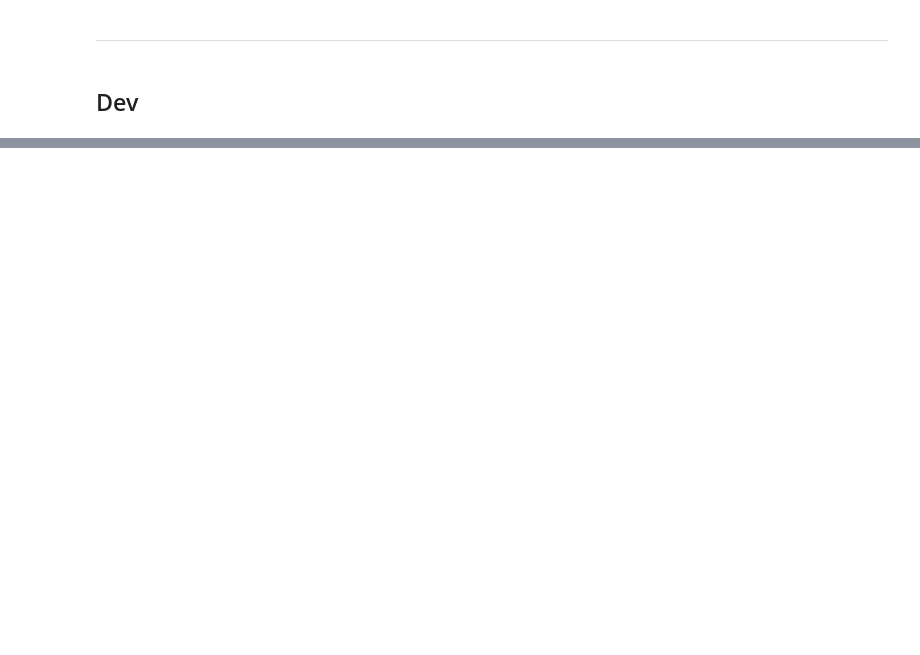
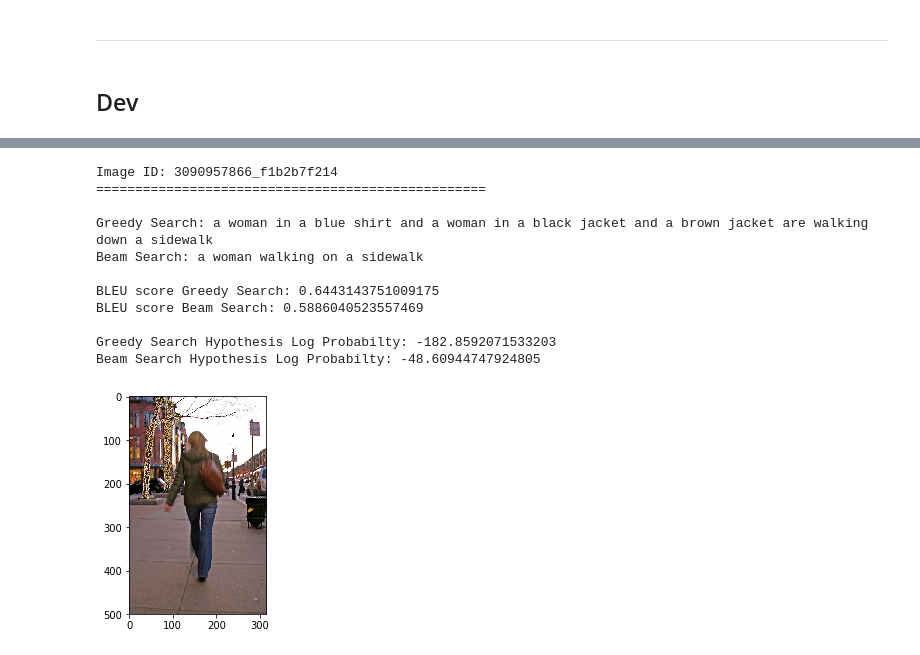
Before and after one commit to VIVelev/Image-Captioning, a Jupyter notebook: src/notebooks/train-eval.ipynb, the cells around one changed output, grey strips where cells are left out. Drawn from its saved outputs; the diff is of its cells as text; code cells hidden in the pictures; blank space fills up the shorter version.

```diff
--- a/src/notebooks/train-eval.ipynb
+++ b/src/notebooks/train-eval.ipynb
@@ -311,6 +352,19 @@ evaluate(
 # %%
 evaluate(
-    np.random.choice(list(train_image_descriptions.keys())), beam_width=50
+    np.random.choice(list(train_image2descriptions.keys())), beam_width=50
 )
+# %% [output]
+Image ID: 3090957866_f1b2b7f214
+==================================================
+
+Greedy Search: a woman in a blue shirt and a woman in a black jacket and a brown jacket are walking down a sidewalk
+Beam Search: a woman walking on a sidewalk
+
+BLEU score Greedy Search: 0.6443143751009175
+BLEU score Beam Search: 0.5886040523557469
+
+Greedy Search Hypothesis Log Probabilty: -182.8592071533203
+Beam Search Hypothesis Log Probabilty: -48.60944747924805
+[figure, added]
 # %%
 evaluate(
```
Also changed, not shown: parts of 13 cells of this notebook.
